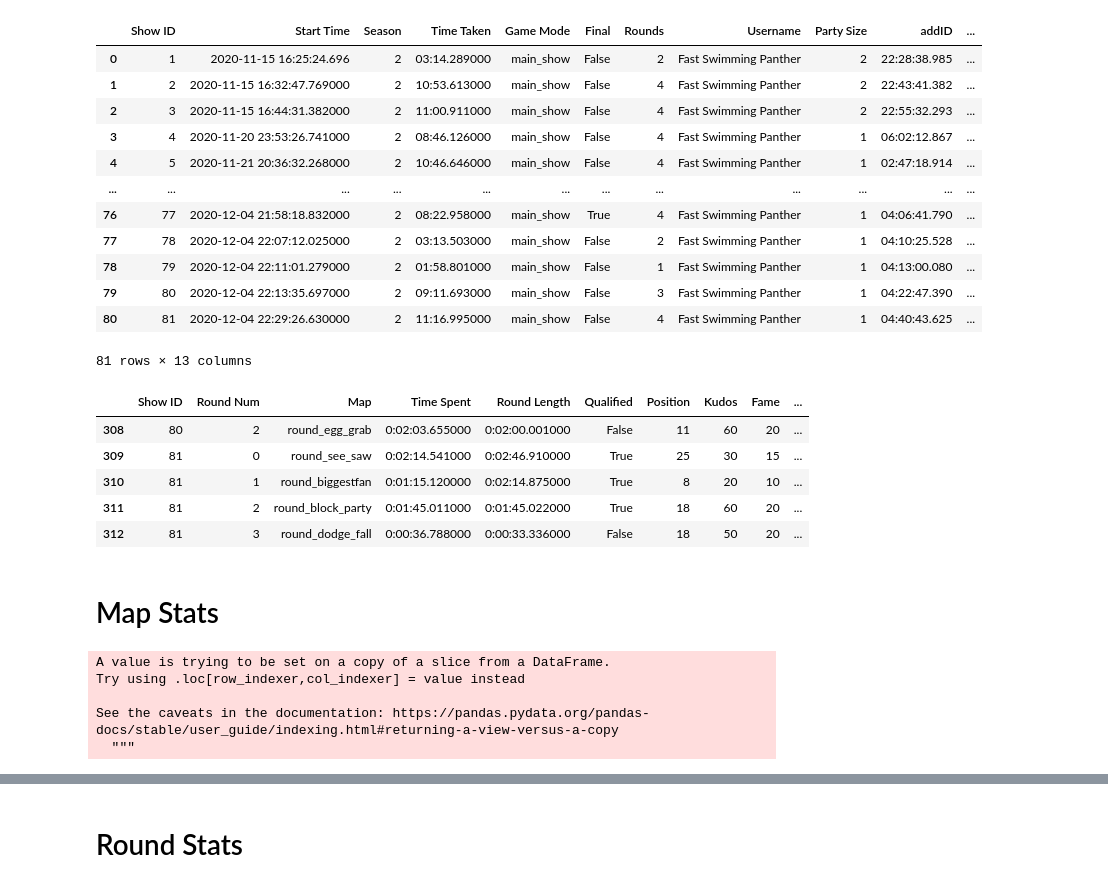
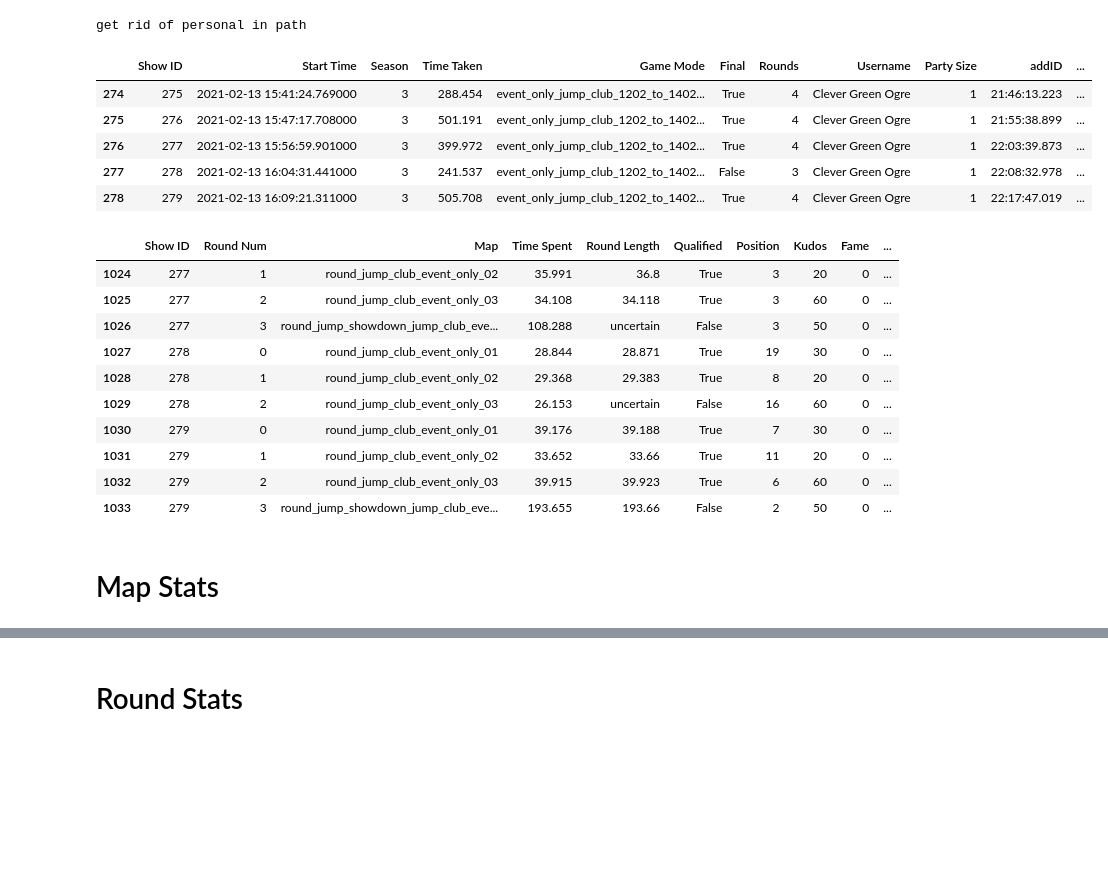
Before and after one commit to jvmohr/dataScience, a Jupyter notebook: Fall Guys/Fall Guys Data Exploration.ipynb, the cells around one changed output, grey strips where cells are left out. Saved outputs shown, nothing was run; the diff lists cells and outputs as text; code cells hidden in the pictures; blank space fills up the shorter version.

Commit message:
Spotify added and Fall Guys update

```diff
--- a/Fall Guys/Fall Guys Data Exploration.ipynb
+++ b/Fall Guys/Fall Guys Data Exploration.ipynb
@@ -45,25 +1,45 @@ rounds_df = pd.read_csv(os.path.join('personal', 'data', 'rounds.csv'))
+# %%
+# Data first collected about 77.5 hours
+# (already had 15 wins)
+
+from fallGuysStructures import *
+from fallGuysFcns import *
+import fallGuysVisuals as fgv
+
+import matplotlib.pyplot as plt
+from matplotlib.patches import Patch
+import os, datetime
+import pandas as pd
+import numpy as np
+
+plt.rcParams['font.size'] = 14
+
+shows_df, rounds_df, qual_df = getDataFrames()
+
+finals_df = rounds_df[np.isin(rounds_df['Map'], list_of_finals)] # just finals
+non_finals_df = rounds_df[~np.isin(rounds_df['Map'], list_of_finals)] # remove finals
+# %% [output]
+get rid of personal in path
 # %%
-shows_df
+shows_df.tail()
 # %% [output]
 |  | Show ID | Start Time | Season | Time Taken | Game Mode | Final | Rounds | Username | Party Size | addID | ... |
-| 0 | 1 | 2020-11-15 16:25:24.696 | 2 | 03:14.289000 | main_show | False | 2 | Fast Swimming Panther | 2 | 22:28:38.985 | ... |
-| 1 | 2 | 2020-11-15 16:32:47.769000 | 2 | 10:53.613000 | main_show | False | 4 | Fast Swimming Panther | 2 | 22:43:41.382 | ... |
-| 2 | 3 | 2020-11-15 16:44:31.382000 | 2 | 11:00.911000 | main_show | False | 4 | Fast Swimming Panther | 2 | 22:55:32.293 | ... |
-| 3 | 4 | 2020-11-20 23:53:26.741000 | 2 | 08:46.126000 | main_show | False | 4 | Fast Swimming Panther | 1 | 06:02:12.867 | ... |
-| 4 | 5 | 2020-11-21 20:36:32.268000 | 2 | 10:46.646000 | main_show | False | 4 | Fast Swimming Panther | 1 | 02:47:18.914 | ... |
-| ... | ... | ... | ... | ... | ... | ... | ... | ... | ... | ... | ... |
-| 76 | 77 | 2020-12-04 21:58:18.832000 | 2 | 08:22.958000 | main_show | True | 4 | Fast Swimming Panther | 1 | 04:06:41.790 | ... |
-| 77 | 78 | 2020-12-04 22:07:12.025000 | 2 | 03:13.503000 | main_show | False | 2 | Fast Swimming Panther | 1 | 04:10:25.528 | ... |
-| 78 | 79 | 2020-12-04 22:11:01.279000 | 2 | 01:58.801000 | main_show | False | 1 | Fast Swimming Panther | 1 | 04:13:00.080 | ... |
-| 79 | 80 | 2020-12-04 22:13:35.697000 | 2 | 09:11.693000 | main_show | False | 3 | Fast Swimming Panther | 1 | 04:22:47.390 | ... |
-| 80 | 81 | 2020-12-04 22:29:26.630000 | 2 | 11:16.995000 | main_show | False | 4 | Fast Swimming Panther | 1 | 04:40:43.625 | ... |
+| 274 | 275 | 2021-02-13 15:41:24.769000 | 3 | 288.454 | event_only_jump_club_1202_to_1402... | True | 4 | Clever Green Ogre | 1 | 21:46:13.223 | ... |
+| 275 | 276 | 2021-02-13 15:47:17.708000 | 3 | 501.191 | event_only_jump_club_1202_to_1402... | True | 4 | Clever Green Ogre | 1 | 21:55:38.899 | ... |
+| 276 | 277 | 2021-02-13 15:56:59.901000 | 3 | 399.972 | event_only_jump_club_1202_to_1402... | True | 4 | Clever Green Ogre | 1 | 22:03:39.873 | ... |
+| 277 | 278 | 2021-02-13 16:04:31.441000 | 3 | 241.537 | event_only_jump_club_1202_to_1402... | False | 3 | Clever Green Ogre | 1 | 22:08:32.978 | ... |
+| 278 | 279 | 2021-02-13 16:09:21.311000 | 3 | 505.708 | event_only_jump_club_1202_to_1402... | True | 4 | Clever Green Ogre | 1 | 22:17:47.019 | ... |
-81 rows × 13 columns
 # %%
-rounds_df.tail()
+rounds_df.tail(10)
 # %% [output]
 |  | Show ID | Round Num | Map | Time Spent | Round Length | Qualified | Position | Kudos | Fame | ... |
-| 308 | 80 | 2 | round_egg_grab | 0:02:03.655000 | 0:02:00.001000 | False | 11 | 60 | 20 | ... |
-| 309 | 81 | 0 | round_see_saw | 0:02:14.541000 | 0:02:46.910000 | True | 25 | 30 | 15 | ... |
-| 310 | 81 | 1 | round_biggestfan | 0:01:15.120000 | 0:02:14.875000 | True | 8 | 20 | 10 | ... |
-| 311 | 81 | 2 | round_block_party | 0:01:45.011000 | 0:01:45.022000 | True | 18 | 60 | 20 | ... |
-| 312 | 81 | 3 | round_dodge_fall | 0:00:36.788000 | 0:00:33.336000 | False | 18 | 50 | 20 | ... |
+| 1024 | 277 | 1 | round_jump_club_event_only_02 | 35.991 | 36.8 | True | 3 | 20 | 0 | ... |
+| 1025 | 277 | 2 | round_jump_club_event_only_03 | 34.108 | 34.118 | True | 3 | 60 | 0 | ... |
+| 1026 | 277 | 3 | round_jump_showdown_jump_club_eve... | 108.288 | uncertain | False | 3 | 50 | 0 | ... |
+| 1027 | 278 | 0 | round_jump_club_event_only_01 | 28.844 | 28.871 | True | 19 | 30 | 0 | ... |
+| 1028 | 278 | 1 | round_jump_club_event_only_02 | 29.368 | 29.383 | True | 8 | 20 | 0 | ... |
+| 1029 | 278 | 2 | round_jump_club_event_only_03 | 26.153 | uncertain | False | 16 | 60 | 0 | ... |
+| 1030 | 279 | 0 | round_jump_club_event_only_01 | 39.176 | 39.188 | True | 7 | 30 | 0 | ... |
+| 1031 | 279 | 1 | round_jump_club_event_only_02 | 33.652 | 33.66 | True | 11 | 20 | 0 | ... |
+| 1032 | 279 | 2 | round_jump_club_event_only_03 | 39.915 | 39.923 | True | 6 | 60 | 0 | ... |
+| 1033 | 279 | 3 | round_jump_showdown_jump_club_eve... | 193.655 | 193.66 | False | 2 | 50 | 0 | ... |
@@ -97,15 +47,0 @@ def getSeconds(x):
-# %%
-rounds_df['Time Spent'] = rounds_df['Time Spent'].apply(getSeconds)
-rounds_df['Round Length'] = rounds_df['Round Length'].apply(getSeconds)
-
-qual_df = rounds_df[rounds_df['Qualified']]
-qual_df['Round Length'] = qual_df['Round Length'].astype(float)
-
-qual_df.groupby('Map').mean();
-# time, need to convert to seconds first
-# %% [output]
-A value is trying to be set on a copy of a slice from a DataFrame.
-Try using .loc[row_indexer,col_indexer] = value instead
-
-See the caveats in the documentation: https://pandas.pydata.org/pandas-docs/stable/user_guide/indexing.html#returning-a-view-versus-a-copy
-  """
```
Also changed, not shown: parts of 40 cells of this notebook, 8 other files.
